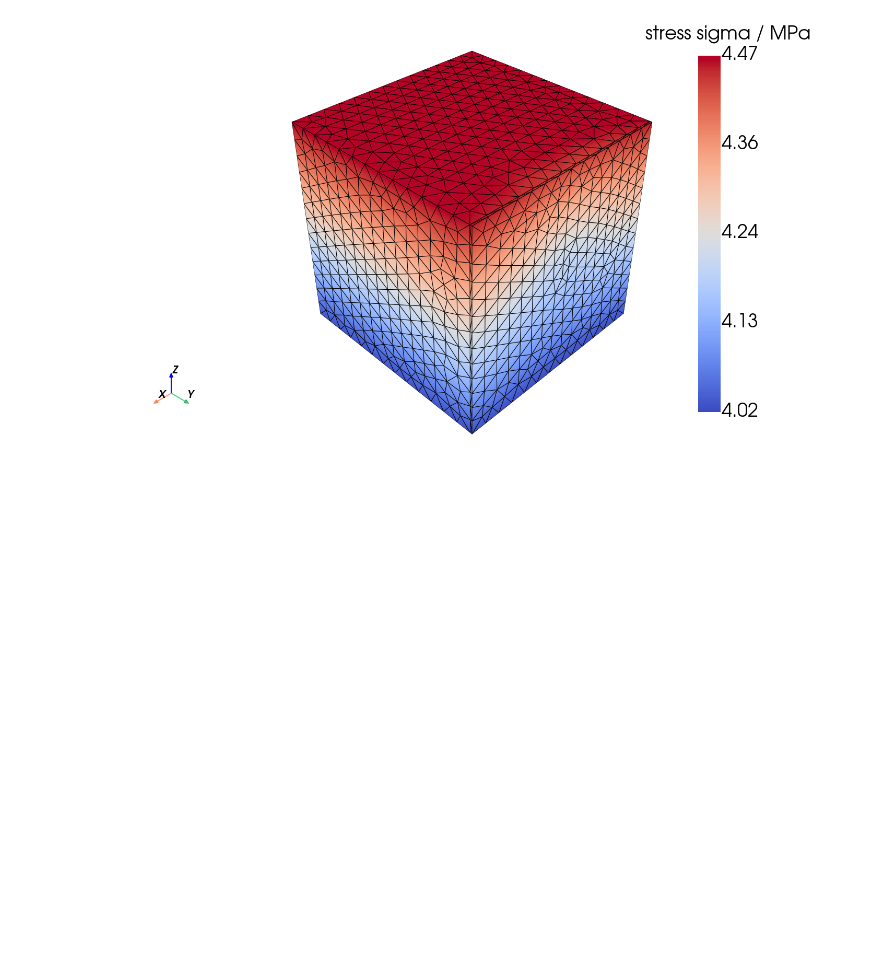
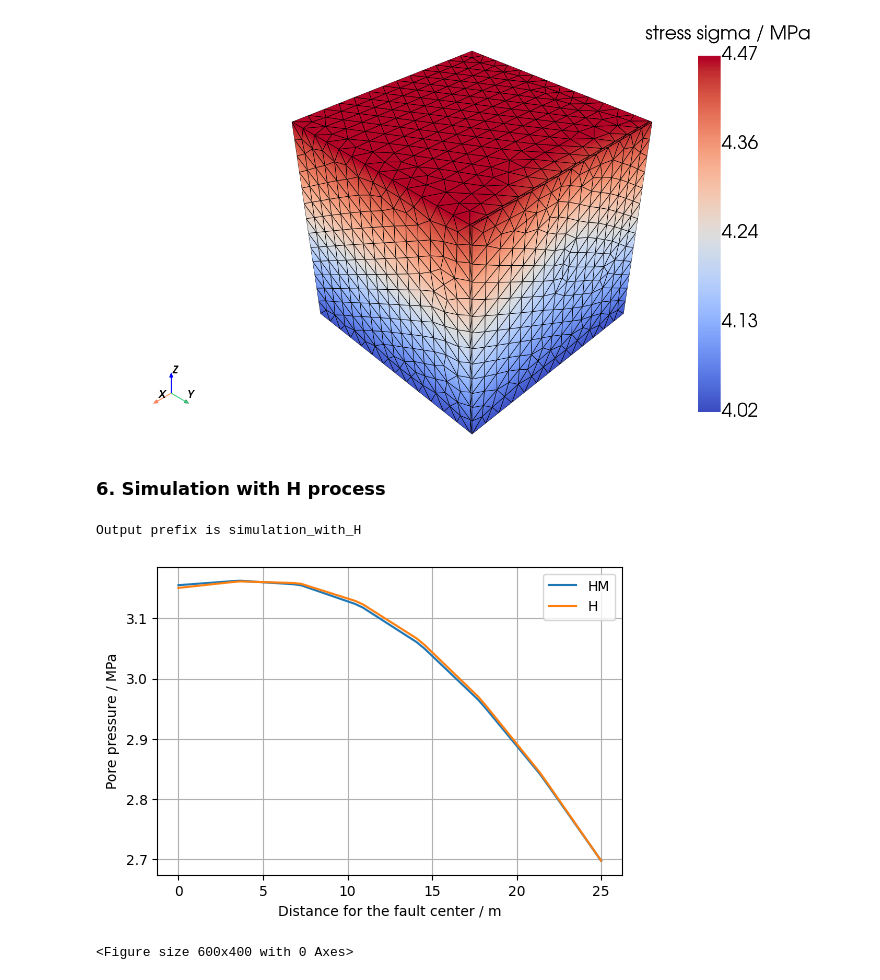
Before and after one commit to OlafKolditz/crystalline-team, a Jupyter notebook: benchmark-numerical/SimulationWithHMFault.ipynb, the cells around one changed output. Cells and saved outputs as stored; diff of their text form; code cells hidden in the pictures; blank space fills up the shorter version.

Commit message:
HM: Added a comparison simulation with H

```diff
--- a/benchmark-numerical/SimulationWithHMFault.ipynb
+++ b/benchmark-numerical/SimulationWithHMFault.ipynb
@@ -247,12 +247,12 @@ Script completed successfully!
 # %%
 def run_project(
+    prj_file,
     output_prefix,
     out_dir,
     mesh_dir,
-    ogs_path="",
+    ogs_path=None,
     order=1,
 ):
-    prj_file = "simulation_with_HM.prj"
     prj_temp = f"{output_prefix}.prj"
     prj = ot.Project(
         input_file=prj_file,
@@ -277,12 +277,15 @@ def run_project(
     print(f"Output prefix is {output_prefix}")
 
     prj.run_model(
-        path=ogs_path, args=f"-o {out_dir} -m {mesh_dir}", logfile=out_dir / "run.log"
+        logfile=Path(out_dir, "log.txt"),
+        path=ogs_path,
+        args=f"-o {out_dir} -m {mesh_dir}",
     )
 
     return Path(out_dir, f"{output_prefix}.pvd")
 # %%
 pvd = run_project(
+    "simulation_with_HM.prj",
     "simulation_with_HM",
     out_dir,
     mesh_dir,
@@ -412,3 +415,33 @@ pl = ot.plot.contourf_pv(
 pl.show()
 # %% [output]
 [figure]
+# %% [markdown]
+### 6. Simulation with H process
+# %%
+pvd_H = run_project(
+    "simulation_with_H.prj",
+    "simulation_with_H",
+    out_dir,
+    mesh_dir,
+    ogs_path=ogs_path,
+)
+# %% [output]
+Output prefix is simulation_with_H
+# %%
+ms_h = ot.MeshSeries(pvd_H)
+
+profile_h = ms_h[-1].sample_over_line(point_a, point_b, resolution=55)
+x_prf = profile["Distance"]
+# %%
+plt.rcParams["figure.figsize"] = [6, 4]
+plt.plot(x_prf, profile["pressure"] * 1e-6, color="C0", label="HM")
+plt.plot(x_prf, profile_h["pressure"] * 1e-6, color="C1", label="H")
+plt.ylabel(r"Pore pressure / MPa")
+plt.xlabel("Distance for the fault center / m")
+plt.grid(True)
+plt.legend()
+plt.savefig(Path(fig_dir, "p_profile_cmp.png"), dpi=320)
+plt.show()
+# %% [output]
+[figure, added]
+<Figure size 600x400 with 0 Axes>
```
Also changed, not shown: parts of 6 cells of this notebook, 2 other files.
